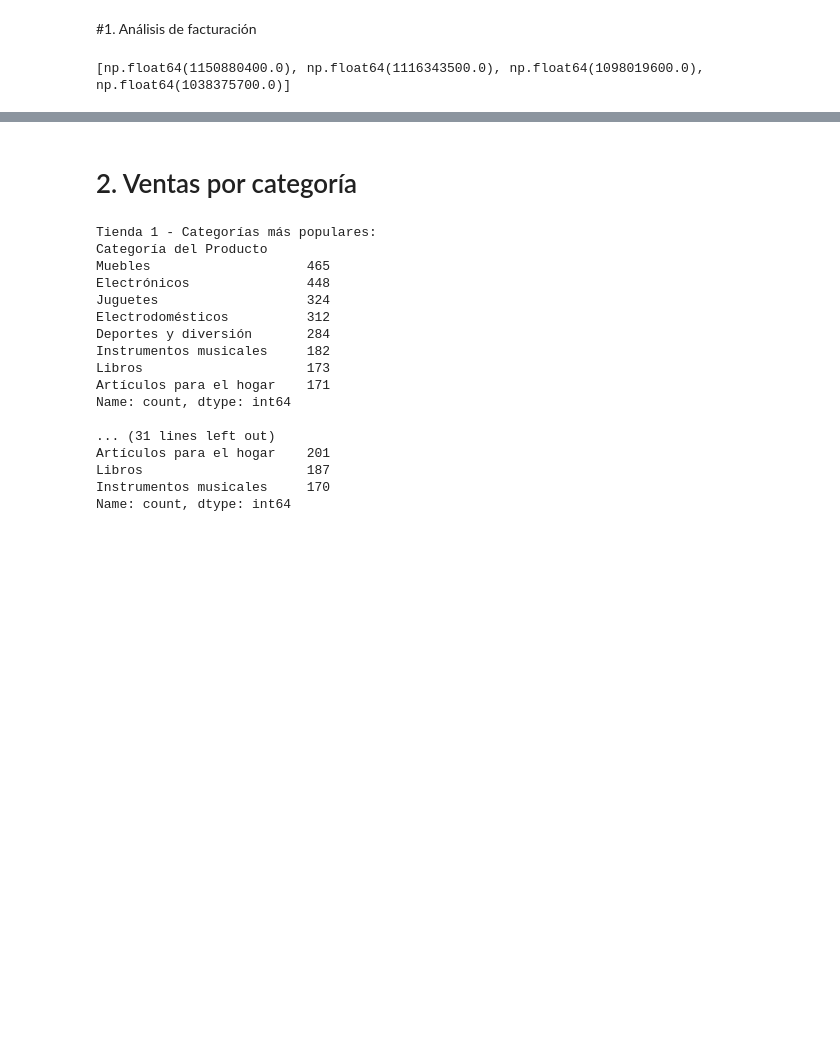
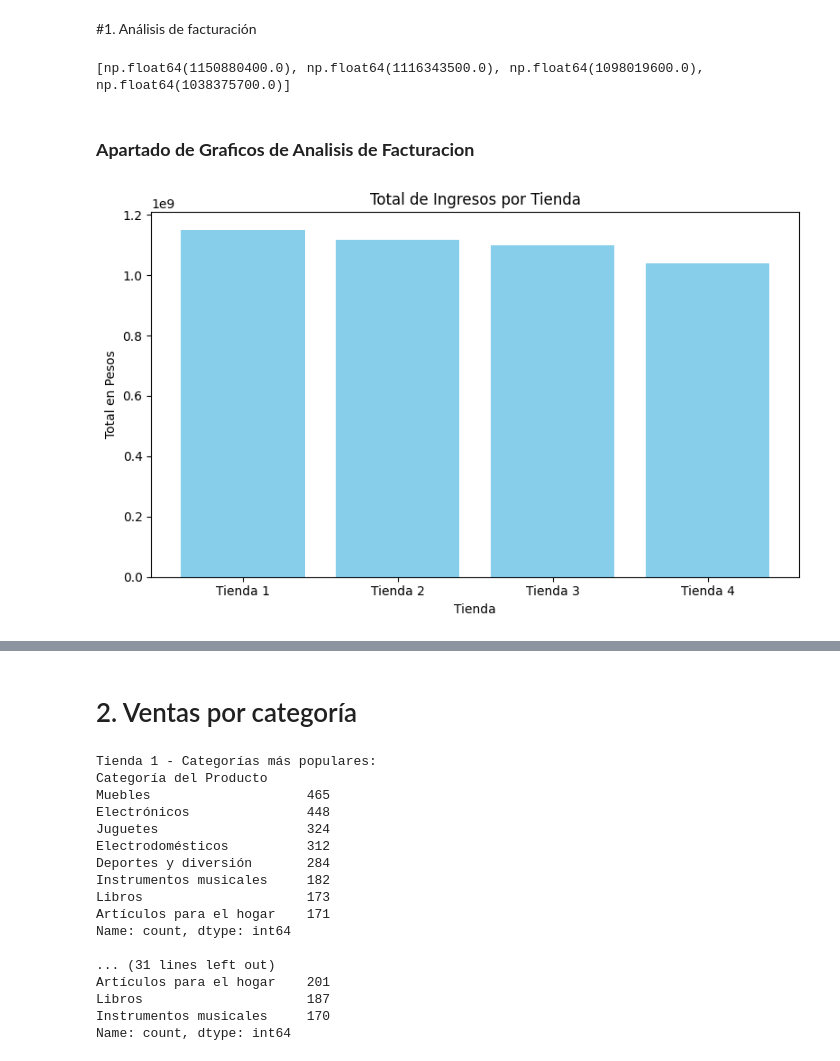
Before and after one commit to JoelSaucedo8/ChallengeDataScience, a Jupyter notebook: AluraStoreLatam.ipynb, the cells around one changed output, grey strips where cells are left out. Drawn from its saved outputs; the diff is of its cells as text; code cells hidden in the pictures; blank space fills up the shorter version.

```diff
--- a/AluraStoreLatam.ipynb
+++ b/AluraStoreLatam.ipynb
@@ -37,3 +37,19 @@ for tienda_df in lista_tiendas:
 print(totales)
 # %% [output]
 [np.float64(1150880400.0), np.float64(1116343500.0), np.float64(1098019600.0), np.float64(1038375700.0)]
+# %% [markdown]
+### **Apartado de Graficos de Analisis de Facturacion**
+# %%
+import matplotlib.pyplot as plt
+#Grafico de Barra
+tiendas_nombres = ['Tienda 1', 'Tienda 2', 'Tienda 3', 'Tienda 4']
+
+plt.figure(figsize=(8, 5))
+plt.bar(tiendas_nombres, totales, color='skyblue')
+plt.title('Total de Ingresos por Tienda')
+plt.ylabel('Total en Pesos')
+plt.xlabel('Tienda')
+plt.tight_layout()
+plt.show()
+# %% [output]
+[figure, added]
```
Also changed, not shown: parts of 17 cells of this notebook.
